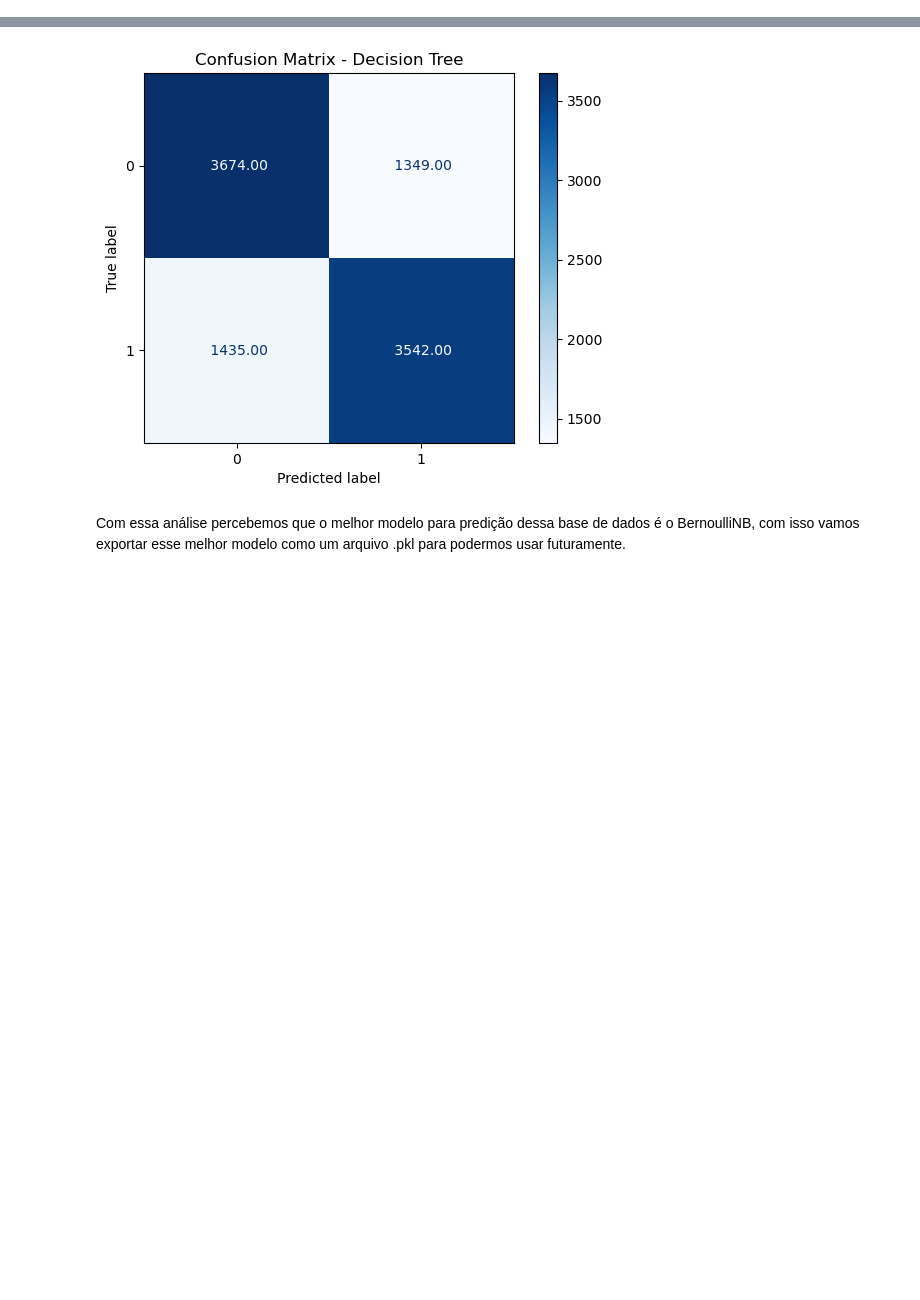
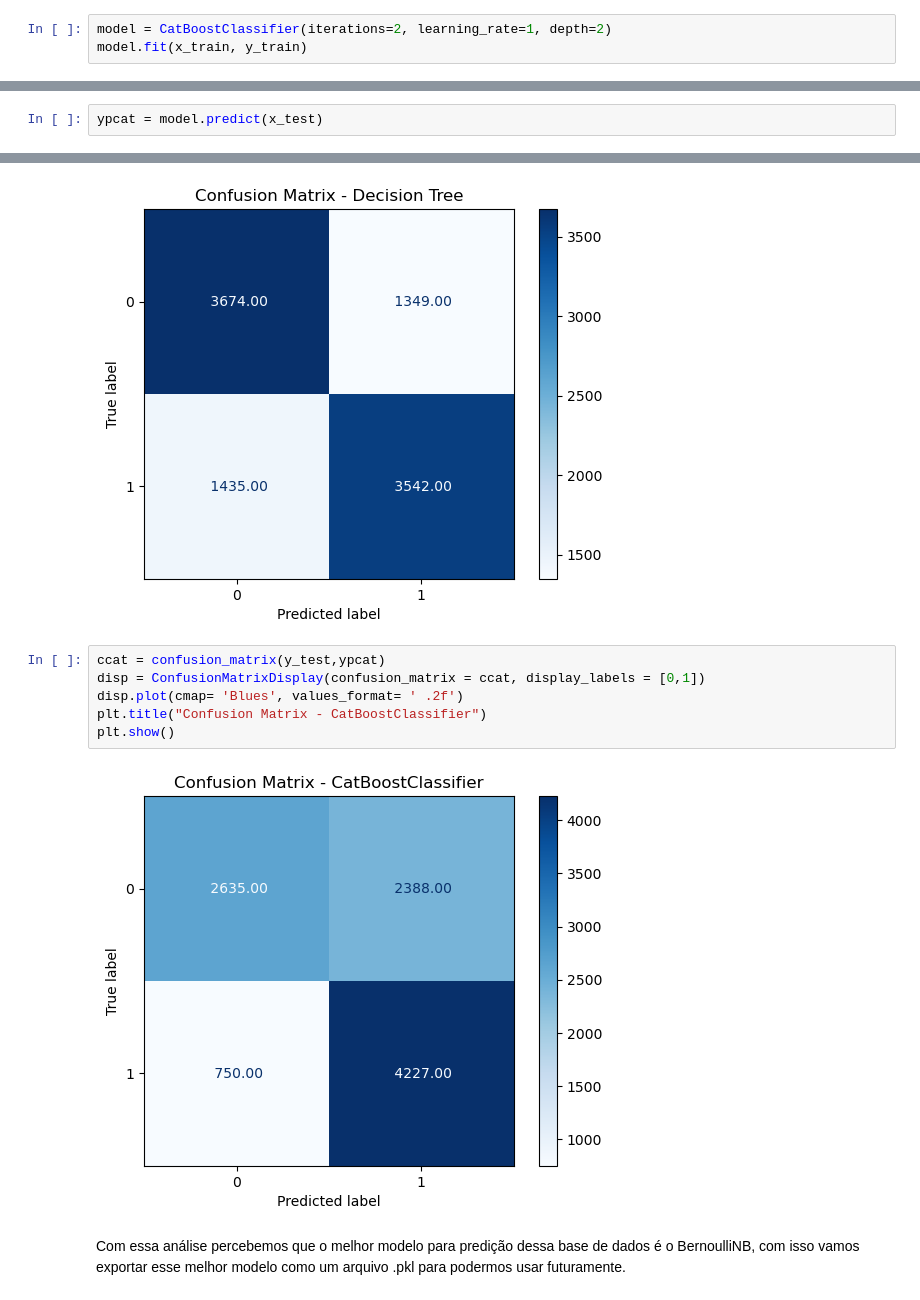
Before and after one commit to lorddaoceania/Analise-de-Sentimentos, a Jupyter notebook: Analise_Sentimentos.ipynb, the cells around one changed output, grey strips where cells are left out. Drawn from its saved outputs; the diff is of its cells as text; blank space fills up the shorter version.

Commit message:
Adicionando o modelo CatboostClassifier

```diff
--- a/Analise_Sentimentos.ipynb
+++ b/Analise_Sentimentos.ipynb
@@ -179,3 +179,6 @@ arvore_decisão = DecisionTreeClassifier(criterion = 'entropy')
 arvore_decisão.fit(x_train, y_train)
 # %% [output]
 DecisionTreeClassifier(criterion='entropy')
+# %%
+model = CatBoostClassifier(iterations=2, learning_rate=1, depth=2)
+model.fit(x_train, y_train)
@@ -182,3 +189,5 @@ DecisionTreeClassifier(criterion='entropy')
+# %%
+ypcat = model.predict(x_test)
 # %%
 ypg = gnb.predict(x_test)
 ypm = mnb.predict(x_test)
@@ -232,6 +245,14 @@ plt.title("Confusion Matrix - Decision Tree")
 plt.show()
 # %% [output]
 [figure]
+# %%
+ccat = confusion_matrix(y_test,ypcat)
+disp = ConfusionMatrixDisplay(confusion_matrix = ccat, display_labels = [0,1])
+disp.plot(cmap= 'Blues', values_format= ' .2f')
+plt.title("Confusion Matrix - CatBoostClassifier")
+plt.show()
+# %% [output]
+[figure, added]
 # %% [markdown]
 Com essa análise percebemos que o melhor modelo para predição dessa base de dados é o BernoulliNB, com isso vamos exportar esse melhor modelo como um arquivo .pkl para podermos usar futuramente.
 # %%
```
Also changed, not shown: parts of 2 cells of this notebook, 4 other files.
